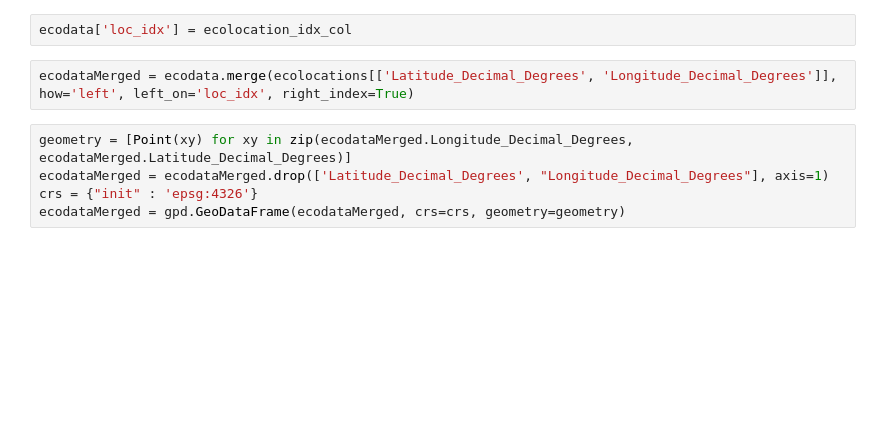
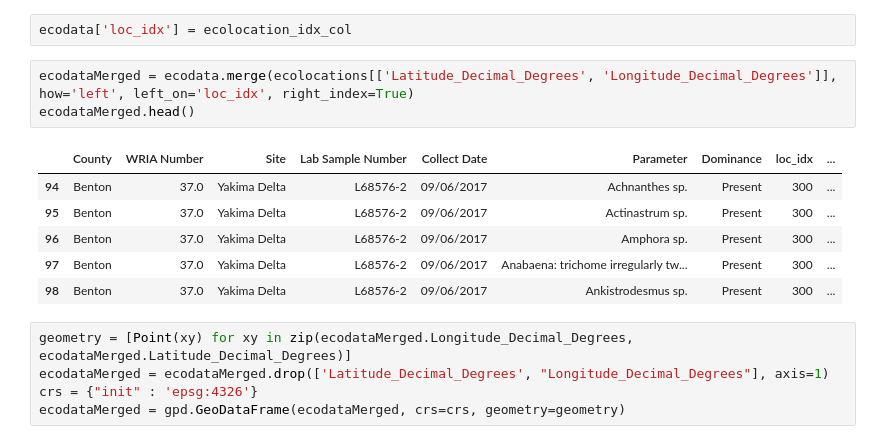
Before and after one commit to acannistra/lakeclass, a Jupyter notebook: experiments/waeco-data-location-merge.ipynb, the cells around one changed output. Saved outputs shown, nothing was run; the diff lists cells and outputs as text; blank space fills up the shorter version.

```diff
--- a/experiments/waeco-data-location-merge.ipynb
+++ b/experiments/waeco-data-location-merge.ipynb
@@ -57,6 +50,14 @@ ecolocation_idx_col = ecodata.Site.map(lambda x: site_loc_indices[x])
 ecodata['loc_idx'] = ecolocation_idx_col
 # %%
 ecodataMerged = ecodata.merge(ecolocations[['Latitude_Decimal_Degrees', 'Longitude_Decimal_Degrees']], how='left', left_on='loc_idx', right_index=True)
+ecodataMerged.head()
+# %% [output]
+|  | County | WRIA Number | Site | Lab Sample Number | Collect Date | Parameter | Dominance | loc_idx | ... |
+| 94 | Benton | 37.0 | Yakima Delta | L68576-2 | 09/06/2017 | Achnanthes sp. | Present | 300 | ... |
+| 95 | Benton | 37.0 | Yakima Delta | L68576-2 | 09/06/2017 | Actinastrum sp. | Present | 300 | ... |
+| 96 | Benton | 37.0 | Yakima Delta | L68576-2 | 09/06/2017 | Amphora sp. | Present | 300 | ... |
+| 97 | Benton | 37.0 | Yakima Delta | L68576-2 | 09/06/2017 | Anabaena: trichome irregularly tw... | Present | 300 | ... |
+| 98 | Benton | 37.0 | Yakima Delta | L68576-2 | 09/06/2017 | Ankistrodesmus sp. | Present | 300 | ... |
 # %%
 geometry = [Point(xy) for xy in zip(ecodataMerged.Longitude_Decimal_Degrees, ecodataMerged.Latitude_Decimal_Degrees)]
 ecodataMerged = ecodataMerged.drop(['Latitude_Decimal_Degrees', "Longitude_Decimal_Degrees"], axis=1)
```
Also changed, not shown: parts of 4 cells of this notebook, 5 other files.
